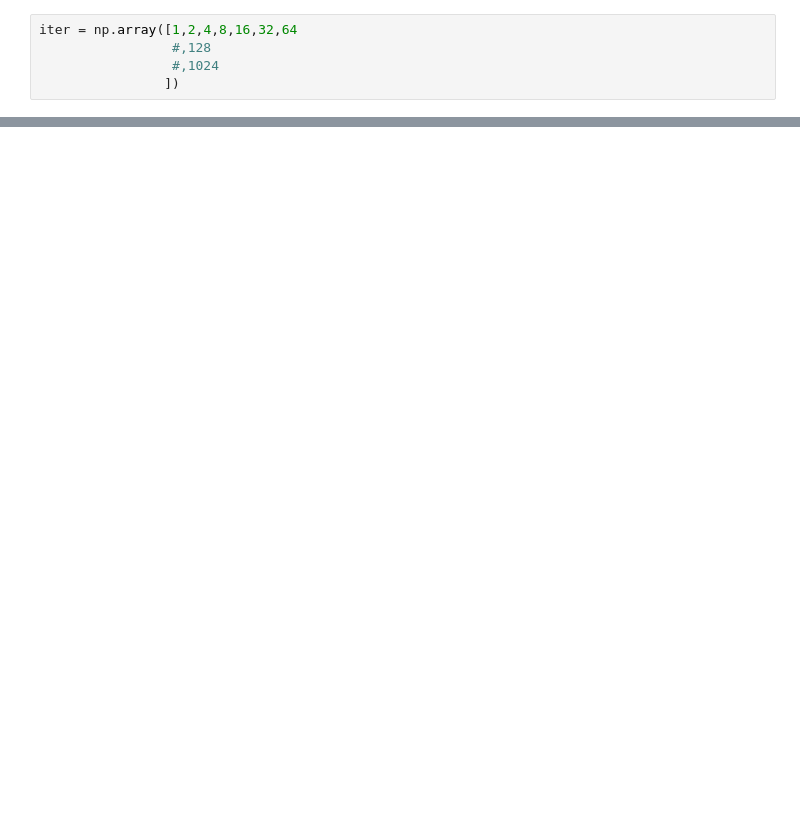
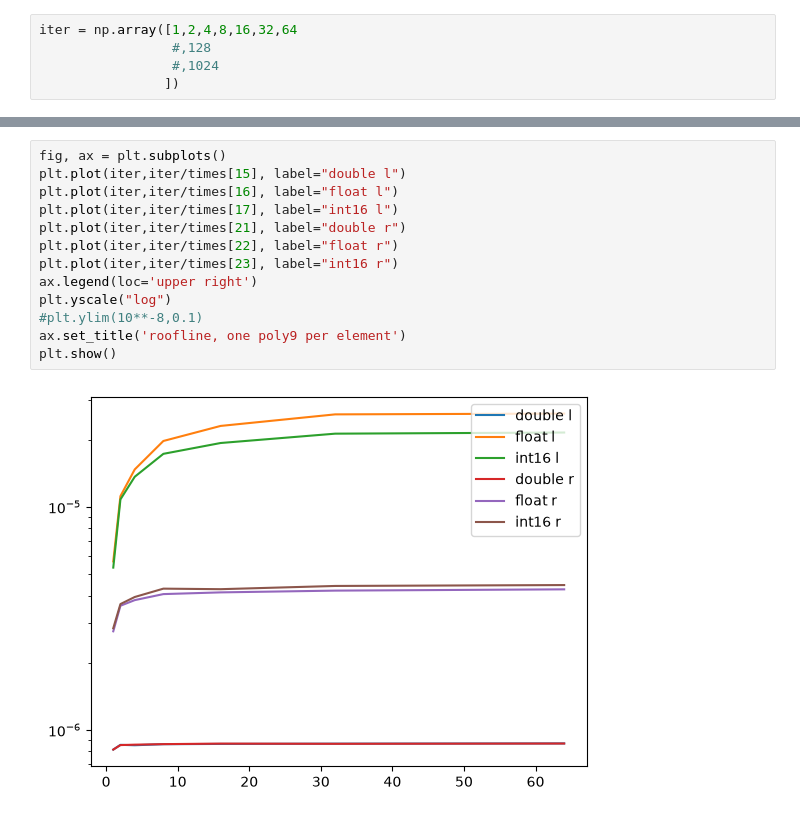
Before and after one commit to VinInn/pyTools, a Jupyter notebook: rooflineT4.ipynb, the cells around one changed output, grey strips where cells are left out. Cells and saved outputs as stored; diff of their text form; blank space fills up the shorter version.

Commit message:
a roofline for T4 inclusing poly9

```diff
--- a/rooflineT4.ipynb
+++ b/rooflineT4.ipynb
@@ -89,0 +92,15 @@ plt.show()
+# %%
+fig, ax = plt.subplots()
+plt.plot(iter,iter/times[15], label="double l")
+plt.plot(iter,iter/times[16], label="float l")
+plt.plot(iter,iter/times[17], label="int16 l")
+plt.plot(iter,iter/times[21], label="double r")
+plt.plot(iter,iter/times[22], label="float r")
+plt.plot(iter,iter/times[23], label="int16 r")
+ax.legend(loc='upper right')
+plt.yscale("log")
+#plt.ylim(10**-8,0.1)
+ax.set_title('roofline, one poly9 per element')
+plt.show()
+# %% [output]
+[figure, added]
```
Also changed, not shown: parts of 6 cells of this notebook.
